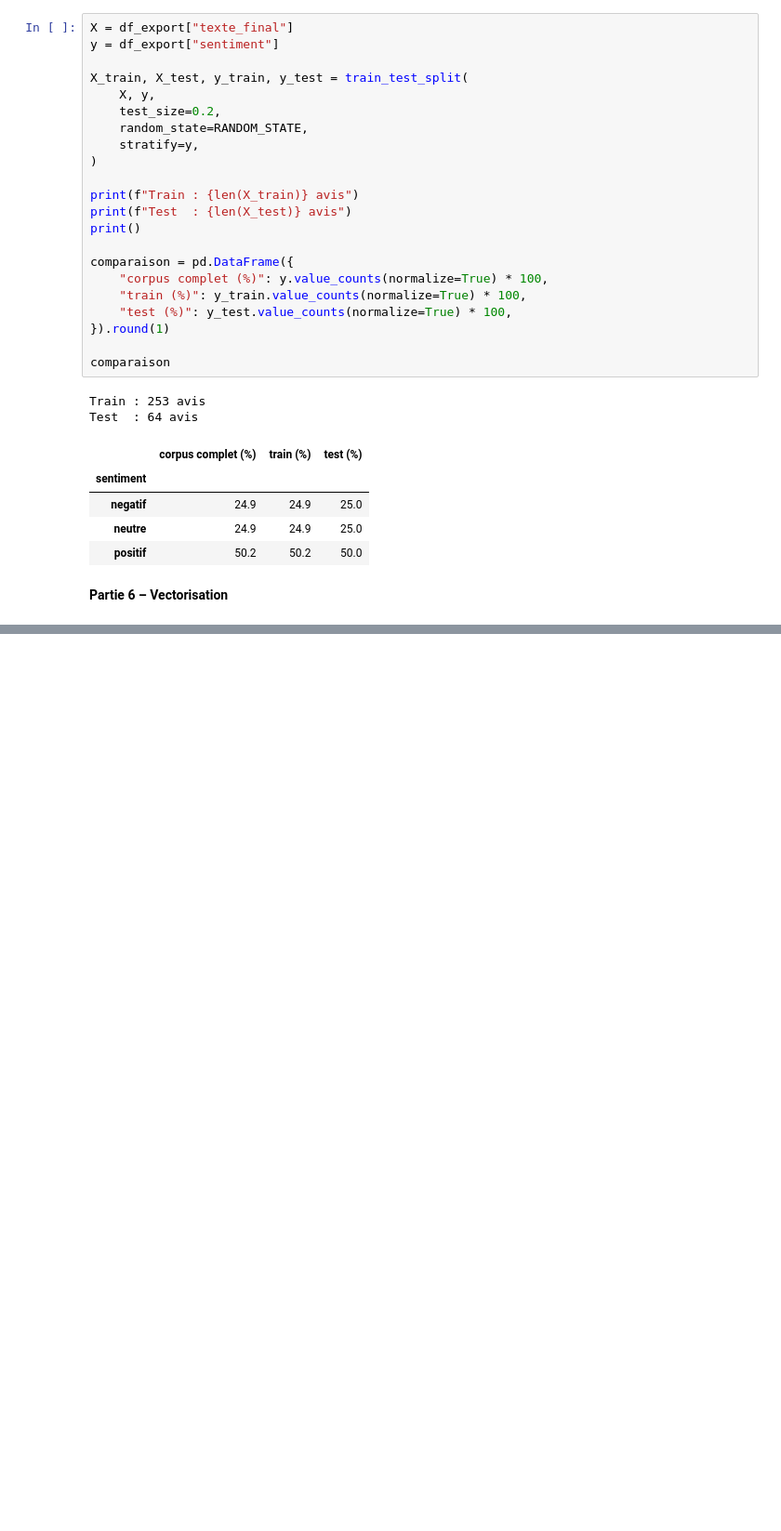
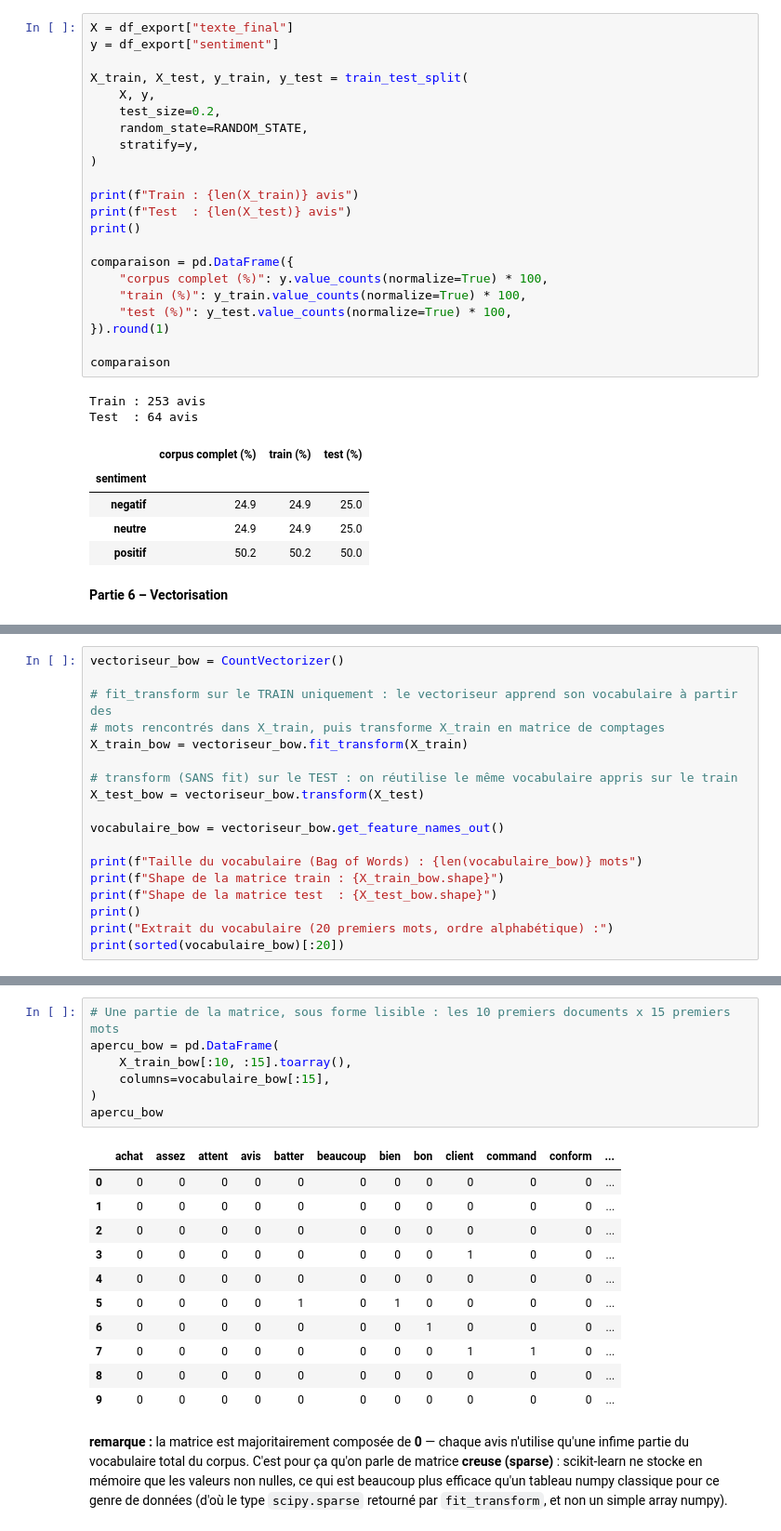
Before and after one commit to Youssoupha-ndiaye/atelier_preparations_donnees_textuelles_ODC_IA, a Jupyter notebook: atelier_prepa_donnees_textuelles/notebooks/atelier_prepa_donnees_textuelles.ipynb, the cells around one changed output, grey strips where cells are left out. Shown at 93% size. Saved outputs shown, nothing was run; the diff lists cells and outputs as text; blank space fills up the shorter version.

Commit message:
Partie 6-1) Utilisation de la technique « Bag of Words » pour générer et afficher la taille et un extrait du vocabulaire ainsi qu’un morceau de la matrice

```diff
--- a/atelier_prepa_donnees_textuelles/notebooks/atelier_prepa_donnees_textuelles.ipynb
+++ b/atelier_prepa_donnees_textuelles/notebooks/atelier_prepa_donnees_textuelles.ipynb
@@ -1145,0 +1165,18 @@ Test  : 64 avis
+# %%
+vectoriseur_bow = CountVectorizer()
+
+# fit_transform sur le TRAIN uniquement : le vectoriseur apprend son vocabulaire à partir des
+# mots rencontrés dans X_train, puis transforme X_train en matrice de comptages
+X_train_bow = vectoriseur_bow.fit_transform(X_train)
+
+# transform (SANS fit) sur le TEST : on réutilise le même vocabulaire appris sur le train
+X_test_bow = vectoriseur_bow.transform(X_test)
+
+vocabulaire_bow = vectoriseur_bow.get_feature_names_out()
+
+print(f"Taille du vocabulaire (Bag of Words) : {len(vocabulaire_bow)} mots")
+print(f"Shape de la matrice train : {X_train_bow.shape}")
+print(f"Shape de la matrice test  : {X_test_bow.shape}")
+print()
+print("Extrait du vocabulaire (20 premiers mots, ordre alphabétique) :")
+print(sorted(vocabulaire_bow)[:20])
@@ -1145,0 +1190,25 @@ Test  : 64 avis
+# %%
+# Une partie de la matrice, sous forme lisible : les 10 premiers documents x 15 premiers mots
+apercu_bow = pd.DataFrame(
+    X_train_bow[:10, :15].toarray(),
+    columns=vocabulaire_bow[:15],
+)
+apercu_bow
+# %% [output]
+|  | achat | assez | attent | avis | batter | beaucoup | bien | bon | client | command | conform | ... |
+| 0 | 0 | 0 | 0 | 0 | 0 | 0 | 0 | 0 | 0 | 0 | 0 | ... |
+| 1 | 0 | 0 | 0 | 0 | 0 | 0 | 0 | 0 | 0 | 0 | 0 | ... |
+| 2 | 0 | 0 | 0 | 0 | 0 | 0 | 0 | 0 | 0 | 0 | 0 | ... |
+| 3 | 0 | 0 | 0 | 0 | 0 | 0 | 0 | 0 | 1 | 0 | 0 | ... |
+| 4 | 0 | 0 | 0 | 0 | 0 | 0 | 0 | 0 | 0 | 0 | 0 | ... |
+| 5 | 0 | 0 | 0 | 0 | 1 | 0 | 1 | 0 | 0 | 0 | 0 | ... |
+| 6 | 0 | 0 | 0 | 0 | 0 | 0 | 0 | 1 | 0 | 0 | 0 | ... |
+| 7 | 0 | 0 | 0 | 0 | 0 | 0 | 0 | 0 | 1 | 1 | 0 | ... |
+| 8 | 0 | 0 | 0 | 0 | 0 | 0 | 0 | 0 | 0 | 0 | 0 | ... |
+| 9 | 0 | 0 | 0 | 0 | 0 | 0 | 0 | 0 | 0 | 0 | 0 | ... |
+# %% [markdown]
+**remarque :** la matrice est majoritairement composée de **0** — chaque avis
+n'utilise qu'une infime partie du vocabulaire total du corpus. C'est pour ça qu'on parle de matrice
+**creuse (sparse)** : scikit-learn ne stocke en mémoire que les valeurs non nulles, ce qui est
+beaucoup plus efficace qu'un tableau numpy classique pour ce genre de données (d'où le type
+`scipy.sparse` retourné par `fit_transform`, et non un simple array numpy).
```
Also changed, not shown: parts of 4 cells of this notebook.
